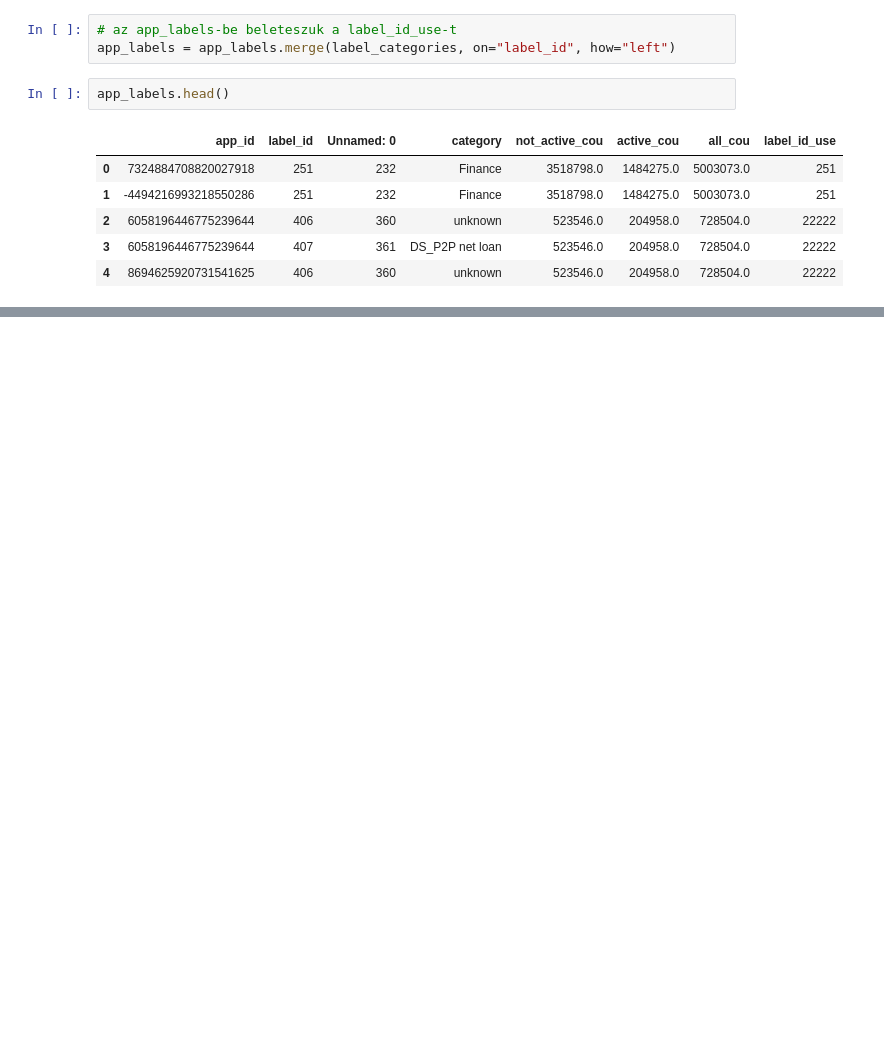
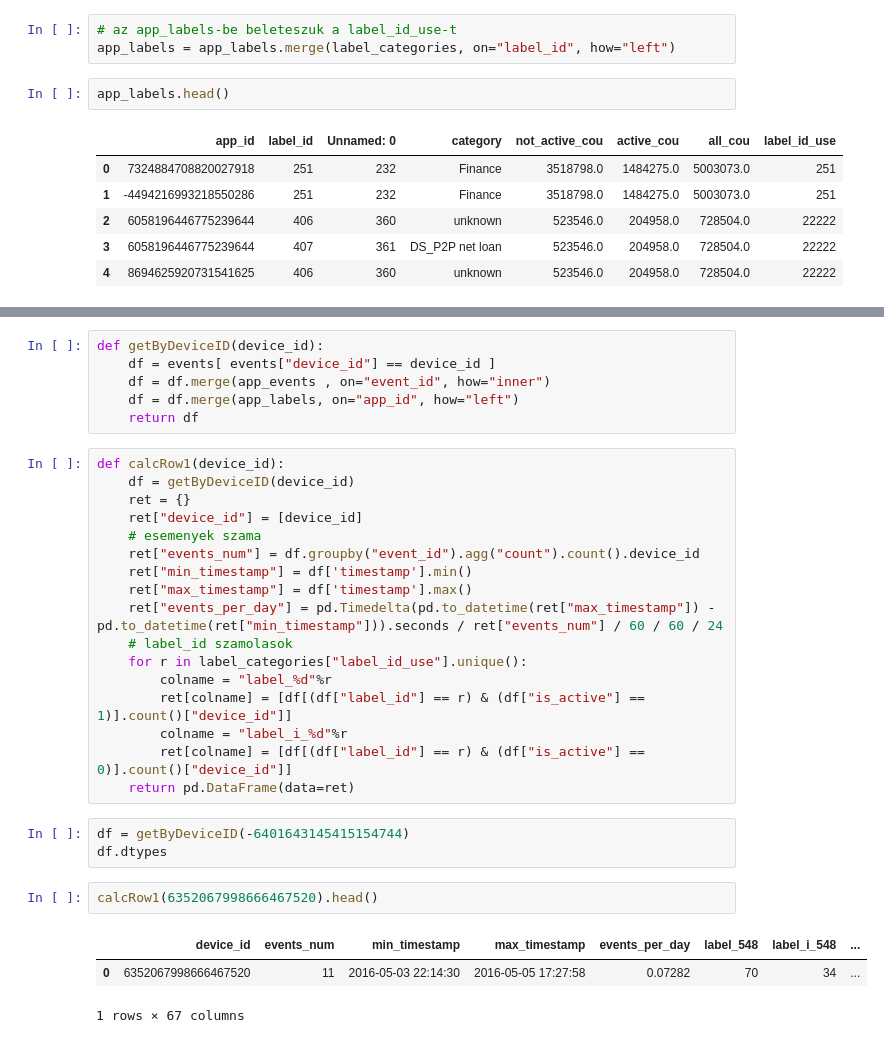
Before and after one commit to aranyhoczki/dskurt_grp1, a Jupyter notebook: talking_data/notebooks/akos2.ipynb, the cells around one changed output, grey strips where cells are left out. Cells and saved outputs as stored; diff of their text form; blank space fills up the shorter version.

```diff
--- a/talking_data/notebooks/akos2.ipynb
+++ b/talking_data/notebooks/akos2.ipynb
@@ -229,0 +289,32 @@ app_labels.head()
+# %%
+def getByDeviceID(device_id):
+    df = events[ events["device_id"] == device_id ]
+    df = df.merge(app_events , on="event_id", how="inner")
+    df = df.merge(app_labels, on="app_id", how="left")
+    return df
+# %%
+def calcRow1(device_id):
+    df = getByDeviceID(device_id)
+    ret = {}
+    ret["device_id"] = [device_id]
+    # esemenyek szama
+    ret["events_num"] = df.groupby("event_id").agg("count").count().device_id
+    ret["min_timestamp"] = df['timestamp'].min()
+    ret["max_timestamp"] = df['timestamp'].max()
+    ret["events_per_day"] = pd.Timedelta(pd.to_datetime(ret["max_timestamp"]) - pd.to_datetime(ret["min_timestamp"])).seconds / ret["events_num"] / 60 / 60 / 24
+    # label_id szamolasok
+    for r in label_categories["label_id_use"].unique():
+        colname = "label_%d"%r
+        ret[colname] = [df[(df["label_id"] == r) & (df["is_active"] == 1)].count()["device_id"]]
+        colname = "label_i_%d"%r
+        ret[colname] = [df[(df["label_id"] == r) & (df["is_active"] == 0)].count()["device_id"]]
+    return pd.DataFrame(data=ret)
+# %%
+df = getByDeviceID(-6401643145415154744)
+df.dtypes
+# %%
+calcRow1(6352067998666467520).head()
+# %% [output]
+|  | device_id | events_num | min_timestamp | max_timestamp | events_per_day | label_548 | label_i_548 | ... |
+| 0 | 6352067998666467520 | 11 | 2016-05-03 22:14:30 | 2016-05-05 17:27:58 | 0.07282 | 70 | 34 | ... |
+1 rows × 67 columns
```
Also changed, not shown: parts of 21 cells of this notebook.
